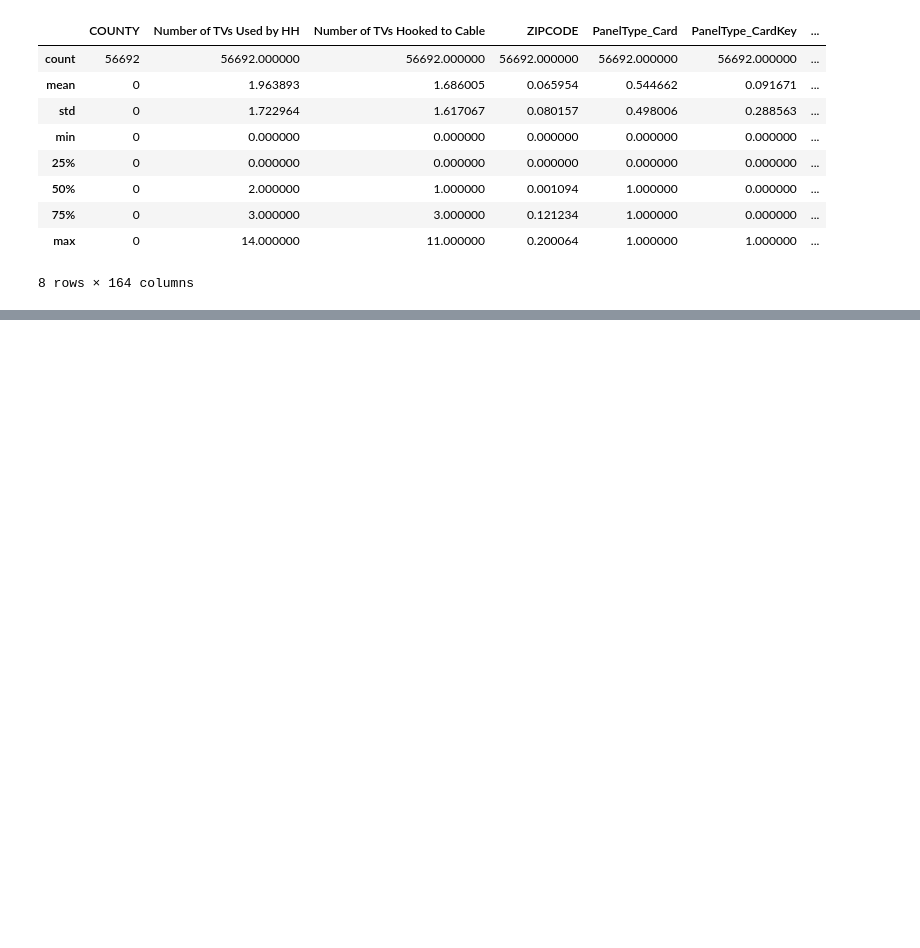
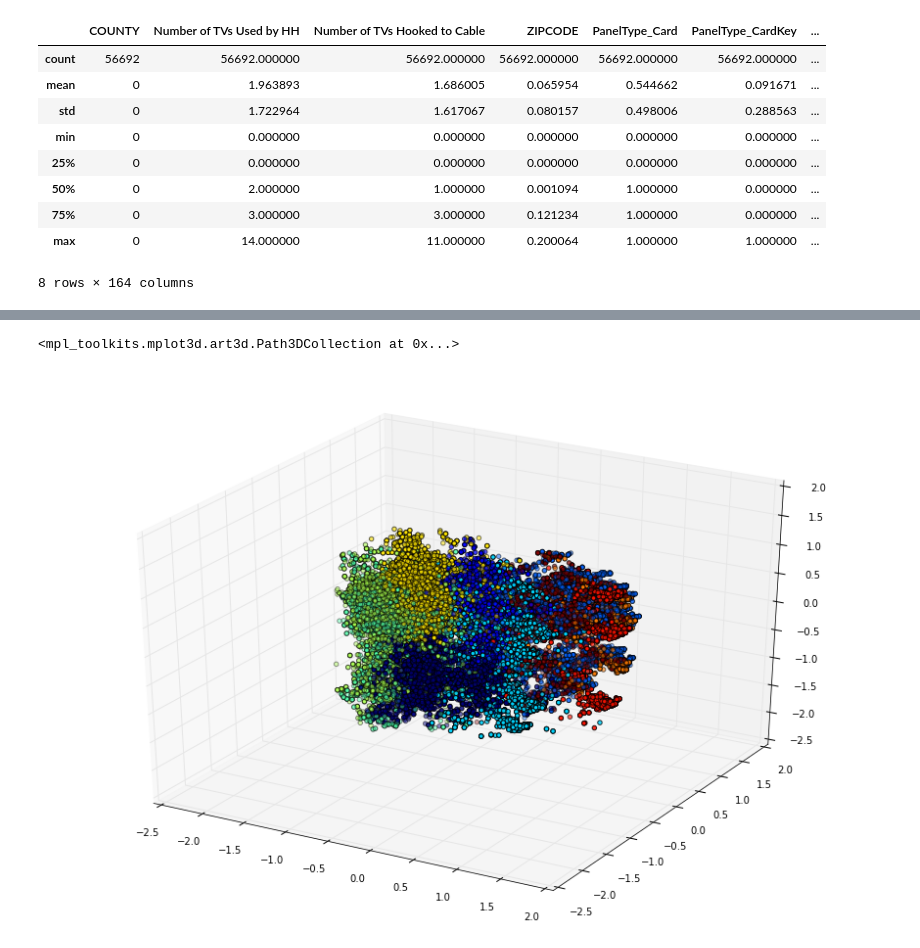
Before and after one commit to conwaywong/dse220_final, a Jupyter notebook: DSE220 Homework #4.ipynb, the cells around one changed output, grey strips where cells are left out. Cells and saved outputs as stored; diff of their text form; code cells hidden in the pictures; blank space fills up the shorter version.

```diff
--- a/DSE220 Homework #4.ipynb
+++ b/DSE220 Homework #4.ipynb
@@ -448,0 +469,7 @@ COUNTY,Number of TVs Used by HH,Number of TVs Hooked to Cable,ZIPCODE,PanelType_
+# %%
+# Compute the norms of each feature in the new space
+n = fe_pd.shape[1]
+norms = np.zeros(n)
+for i in xrange(n):
+    norms[i] = np.linalg.norm(p_mdl.components_[:num_comp,i])**2
+norms
@@ -448,0 +494,7 @@ COUNTY,Number of TVs Used by HH,Number of TVs Hooked to Cable,ZIPCODE,PanelType_
+# %%
+# Get the most important features
+norm_list = list(norms)
+pca_feature_list = set()
+for idx in sorted(norms,reverse=True)[:num_comp]:
+    print fe_pd.columns[norm_list.index(idx)],'-',idx
+    pca_feature_list.add(fe_pd.columns[norm_list.index(idx)])
@@ -448,0 +519,22 @@ COUNTY,Number of TVs Used by HH,Number of TVs Hooked to Cable,ZIPCODE,PanelType_
+# %%
+pca_top_fe_pd = fe_pd[list(pca_feature_list)]
+pca_top_fe_pd.to_csv('pca_top_fe_demos.csv', index=False)
+# %%
+plt_pcl = PCA(n_components=3)
+fe_pd_2d = plt_pcl.fit_transform(pca_top_fe_pd)
+fe_pd_2d_df = pd.DataFrame(fe_pd_2d, columns=['x','y','z'])
+# %%
+from sklearn.cluster import KMeans
+from mpl_toolkits.mplot3d import Axes3D
+
+fig = plt.figure(figsize=(15,10)).gca(projection='3d')
+
+km_mdl = KMeans(n_clusters=10)
+clust = km_mdl.fit_predict(pca_top_fe_pd)
+
+fe_pd_2d_df['clust'] = clust
+
+fig.scatter(fe_pd_2d_df['x'], fe_pd_2d_df['y'], fe_pd_2d_df['z'], c=fe_pd_2d_df['clust'])
+# %% [output]
+<mpl_toolkits.mplot3d.art3d.Path3DCollection at 0x...>
+[figure, added]
```
Also changed, not shown: parts of 10 cells of this notebook.
